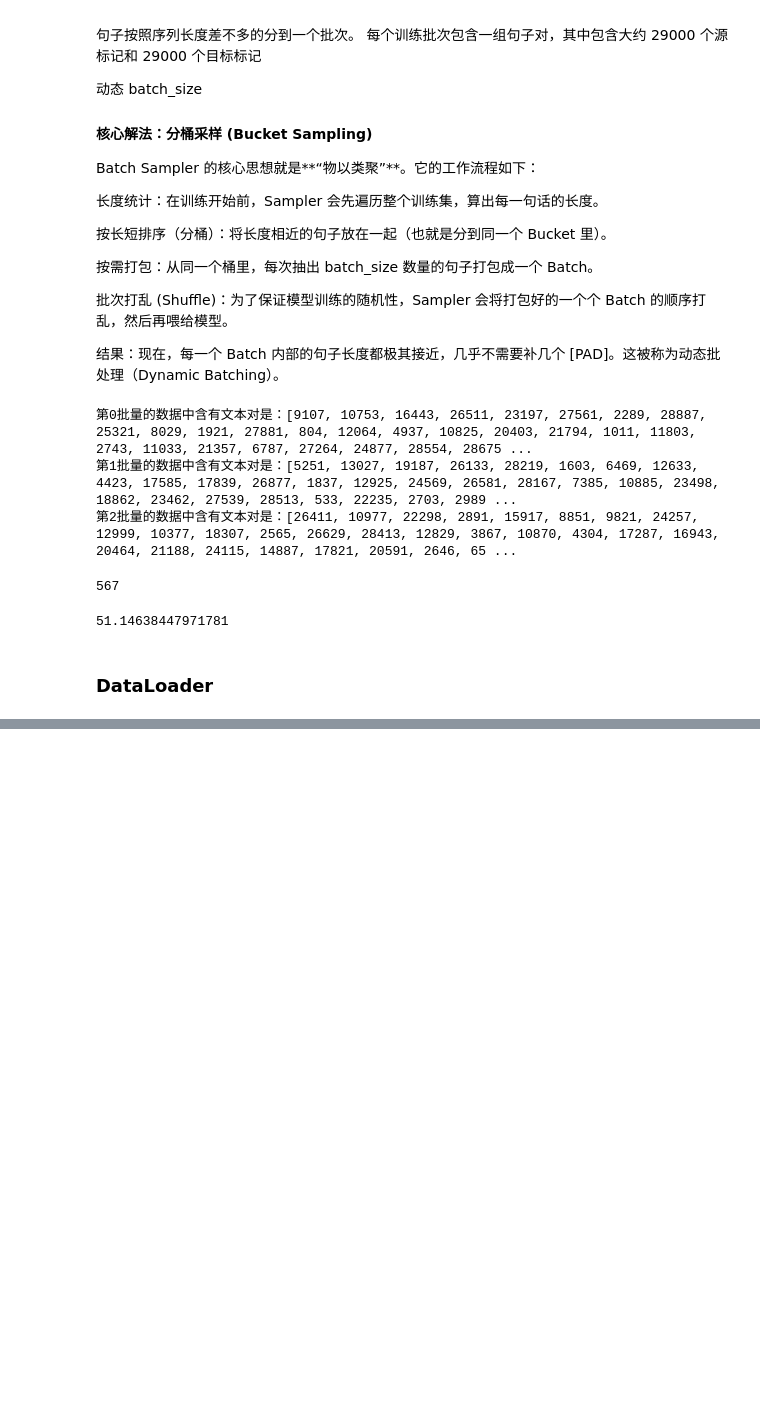
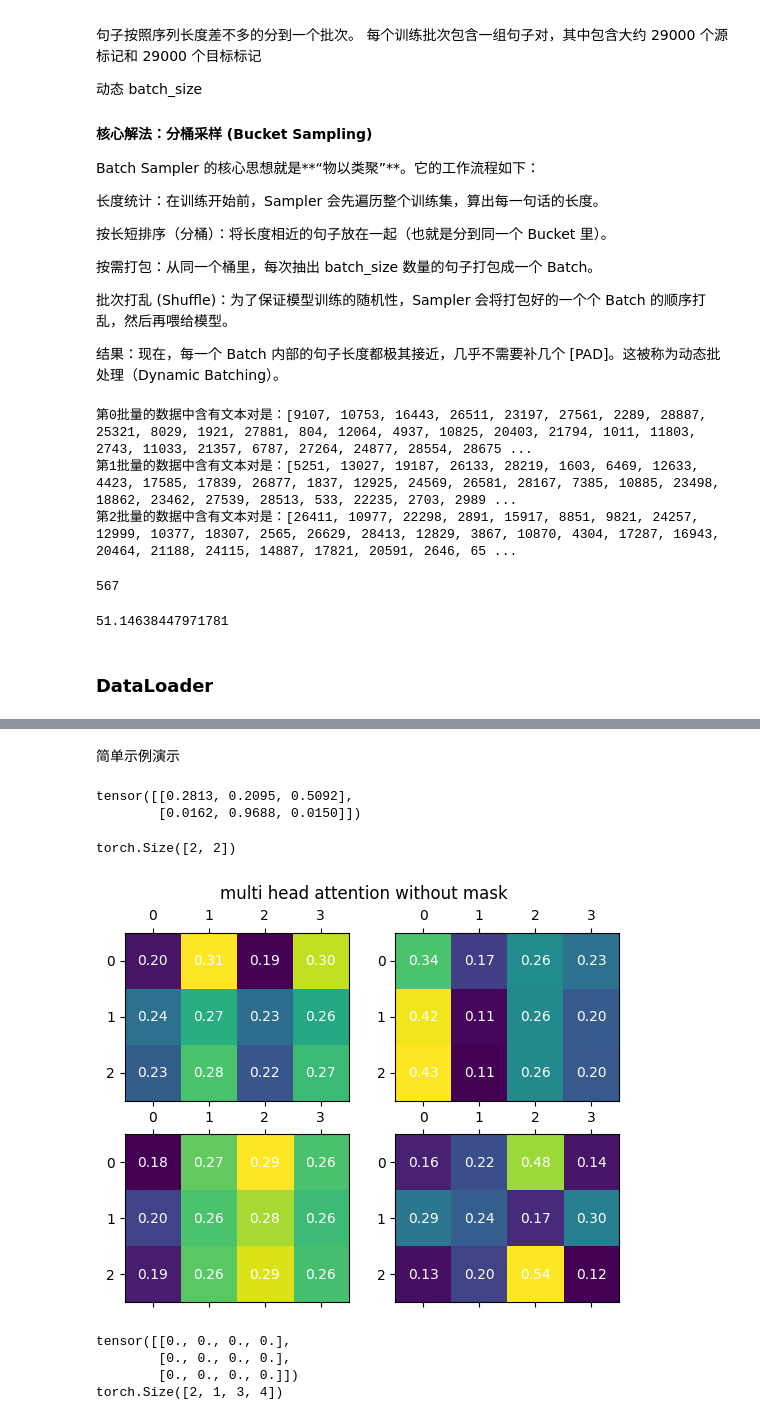
Before and after one commit to Rozen-a/Transformer-DeEn-NMT, a Jupyter notebook: transformer_带bleu-autodl训练结果.ipynb, the cells around one changed output, grey strips where cells are left out. Drawn from its saved outputs; the diff is of its cells as text; code cells hidden in the pictures; blank space fills up the shorter version.

```diff
--- a/transformer_带bleu-autodl训练结果.ipynb
+++ b/transformer_带bleu-autodl训练结果.ipynb
@@ -515,0 +740,12 @@ def collate_fct(batch, tokenizer):
+# %%
+#随机input，调用TransformerEmbedding
+config={
+    "vocab_size": 100,
+    "d_model": 512,
+    "pad_idx": 0,
+    "max_length": 64,
+    "dropout": 0.1,
+}
+input_ids = torch.randint(0, 100, (2, 50))
+embeds = TransformerEmbedding(config)(input_ids)
+embeds.shape
@@ -515,0 +861,52 @@ def collate_fct(batch, tokenizer):
+# %% [markdown]
+简单示例演示
+# %%
+#随机一个2阶张量，在-1维度计算softmax
+import torch.nn.functional as F
+import matplotlib.pyplot as plt
+import numpy as np
+
+x = torch.randn(2, 3)
+x_softmax = F.softmax(x, dim=-1)
+print(x_softmax)
+# %% [output]
+tensor([[0.2813, 0.2095, 0.5092],
+        [0.0162, 0.9688, 0.0150]])
+# %%
+outputs.attn_scores.shape[:2]
+# %% [output]
+torch.Size([2, 2])
+# %%
+# 显示注意力分数矩阵热力图（不添加 mask 的情况）
+# plt.subplots() 用于创建子图网格，其维度基于 outputs.attn_scores.shape[:2]。子图的行数和列数似乎由 outputs.attn_scores 的前两个维度确定。
+fig, axis = plt.subplots(*outputs.attn_scores.shape[:2])
+for i in range(outputs.attn_scores.shape[0]):
+    for j in range(outputs.attn_scores.shape[1]):
+        # axis[i, j].matshow(outputs.attn_scores[i, j].detach().numpy())：此行使用 Matplotlib 的 matshow 绘制每个 i 和 j 的注意力分数热图。detach().numpy() 将 PyTorch 张量转换为 NumPy 数组以进行可视化。
+        axis[i, j].matshow(outputs.attn_scores[i, j].detach().numpy())
+        for x in range(outputs.attn_scores.shape[2]):
+            for y in range(outputs.attn_scores.shape[3]):
+                # axis[i, j].text(y, x, f"{outputs.attn_scores[i, j, x, y]:.2f}", ha="center", va="center", color="w")：此代码在热图上叠加文本，显示 (x, y) 位置处的注意力分数。格式化部分 f"{outputs.attn_scores[i, j, x, y]:.2f}" 确保以两位小数显示注意力分数。文本以白色居中显示在 (y, x) 坐标处。
+                axis[i, j].text(y, x, f"{outputs.attn_scores[i, j, x, y]:.2f}", ha="center", va="center", color="w")
+fig.suptitle("multi head attention without mask")
+plt.show()
+# %% [output]
+[figure, added]
+# %%
+# 添加 mask
+
+# mask后两维的尺寸，必须和q的seq_len,k的seq_len一致
+mask_base = torch.Tensor([[0, 0, 1, 1],
+                          [0, 0, 1, 1],
+                          [0, 0, 1, 1]])
+print(torch.zeros_like(mask_base)) #做一个全0 tensor，形状与mask_base
+mask = torch.stack([
+    mask_base,                      # 第一个batch和以前一样
+    torch.zeros_like(mask_base)     # 第二个batch全是0
+], dim=0).unsqueeze(1)
+print(mask.shape)
+# %% [output]
+tensor([[0., 0., 0., 0.],
+        [0., 0., 0., 0.],
+        [0., 0., 0., 0.]])
+torch.Size([2, 1, 3, 4])
```
Also changed, not shown: parts of 24 cells of this notebook, 1 other file.
